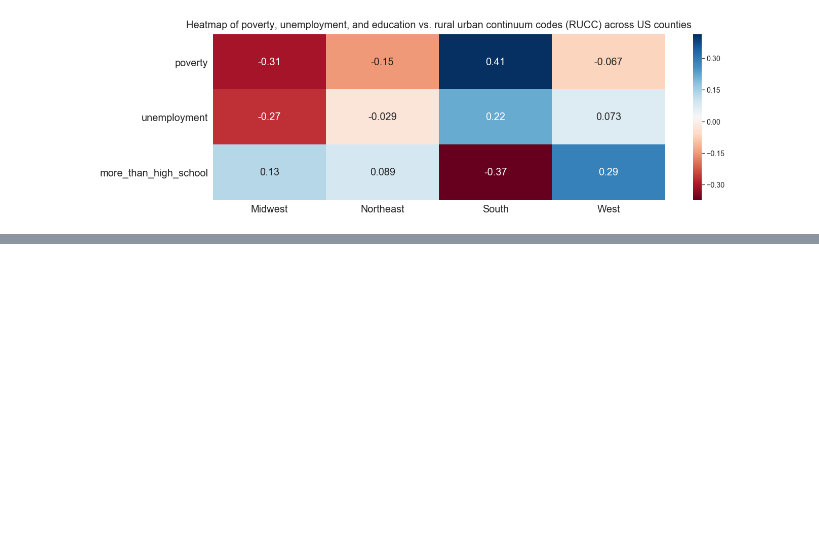
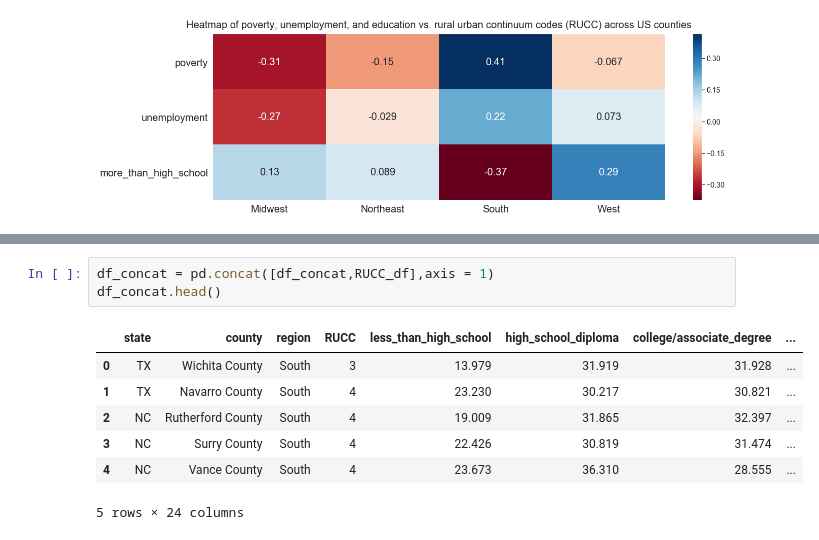
Before and after one commit to moeinsoodavi/Springboard, a Jupyter notebook: Capstone Project 1/Capstone Project 1 - Story Telling.ipynb, the cells around one changed output, grey strips where cells are left out. Drawn from its saved outputs; the diff is of its cells as text; blank space fills up the shorter version.

```diff
--- a/Capstone Project 1/Capstone Project 1 - Story Telling.ipynb
+++ b/Capstone Project 1/Capstone Project 1 - Story Telling.ipynb
@@ -450,0 +309,11 @@ plt.show()
+# %%
+df_concat = pd.concat([df_concat,RUCC_df],axis = 1)
+df_concat.head()
+# %% [output]
+|  | state | county | region | RUCC | less_than_high_school | high_school_diploma | college/associate_degree | ... |
+| 0 | TX | Wichita County | South | 3 | 13.979 | 31.919 | 31.928 | ... |
+| 1 | TX | Navarro County | South | 4 | 23.230 | 30.217 | 30.821 | ... |
+| 2 | NC | Rutherford County | South | 4 | 19.009 | 31.865 | 32.397 | ... |
+| 3 | NC | Surry County | South | 4 | 22.426 | 30.819 | 31.474 | ... |
+| 4 | NC | Vance County | South | 4 | 23.673 | 36.310 | 28.555 | ... |
+5 rows × 24 columns
```
Also changed, not shown: parts of 25 cells of this notebook, 2 other files.
